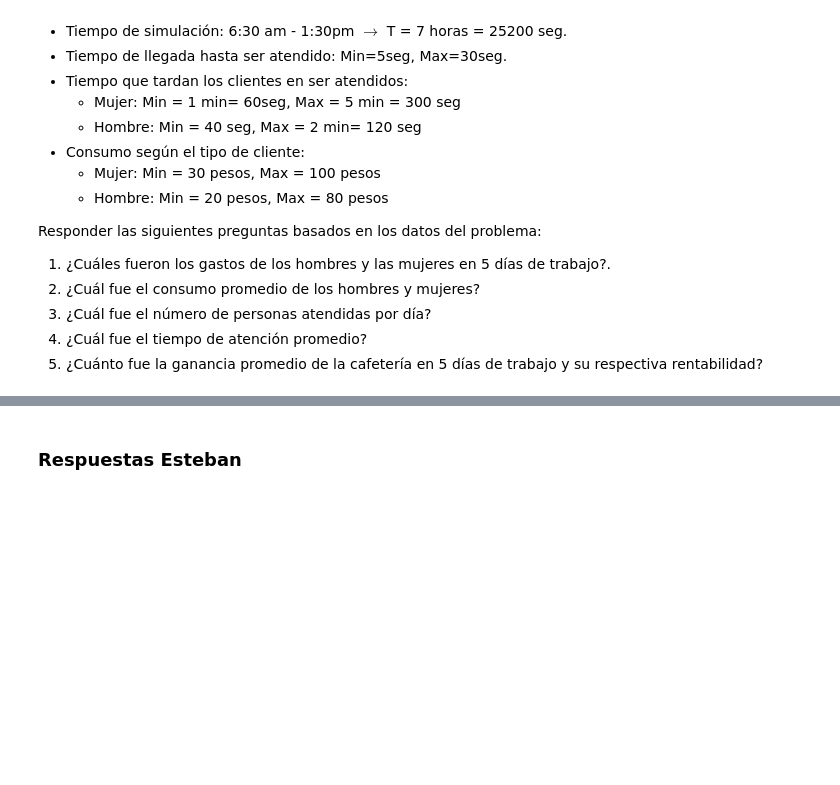
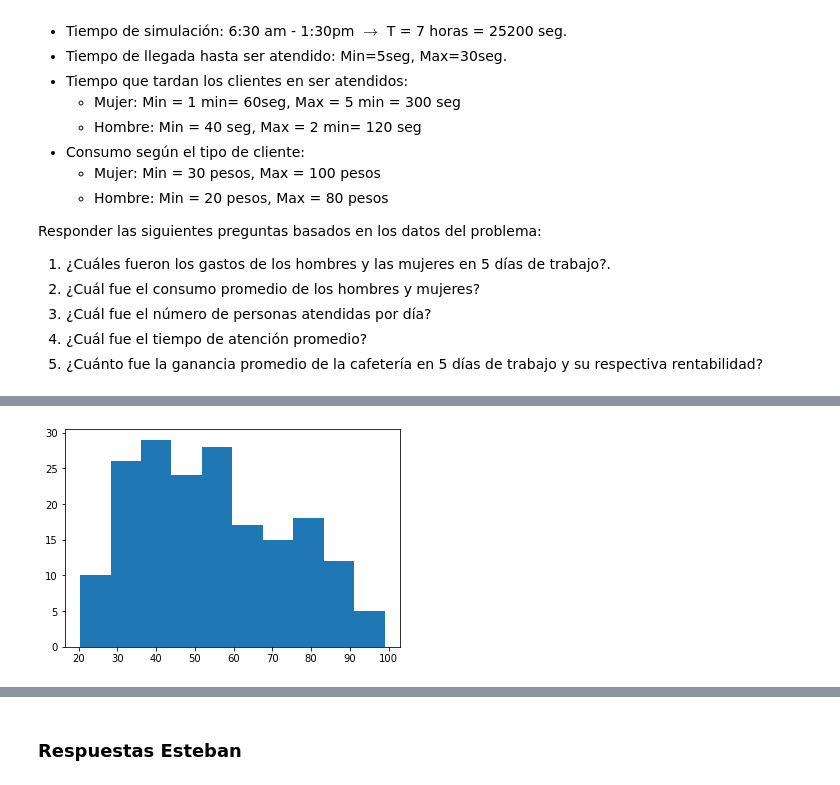
Before and after one commit to JuanPablo2019/Tarea4_SPF, a Jupyter notebook: Tarea4.ipynb, the cells around one changed output, grey strips where cells are left out. Cells and saved outputs as stored; diff of their text form; code cells hidden in the pictures; blank space fills up the shorter version.

```diff
--- a/Tarea4.ipynb
+++ b/Tarea4.ipynb
@@ -74,0 +234,4 @@ C_hombre_min = 20; C_hombre_max = 80
+# %%
+plt.hist(datos_diarios['purchase']); # el gasto se ve más o menos uniforme
+# %% [output]
+[figure, added]
```
Also changed, not shown: parts of 40 cells of this notebook.
